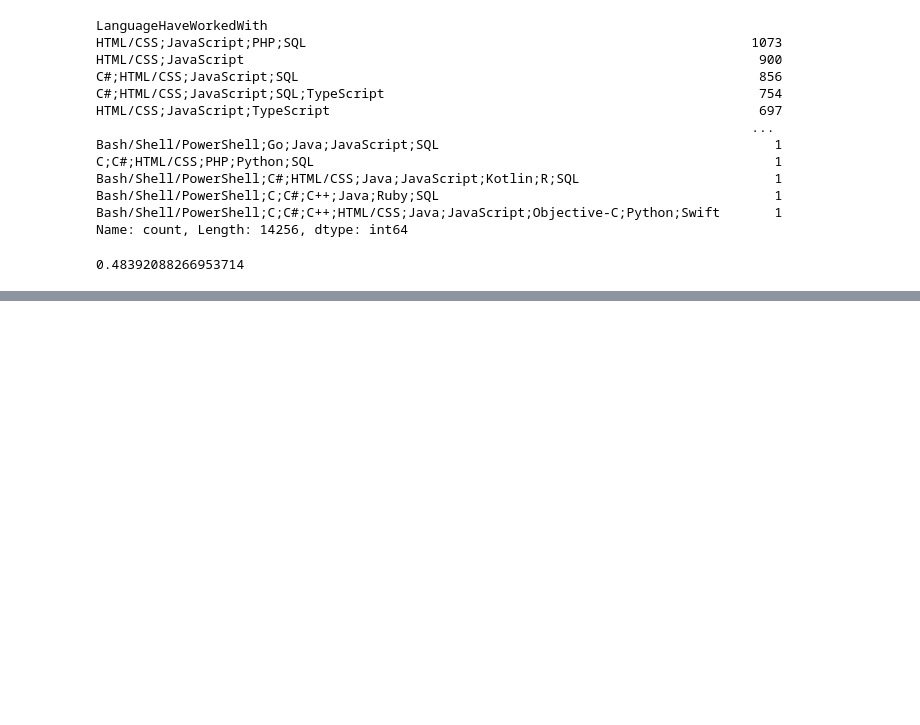
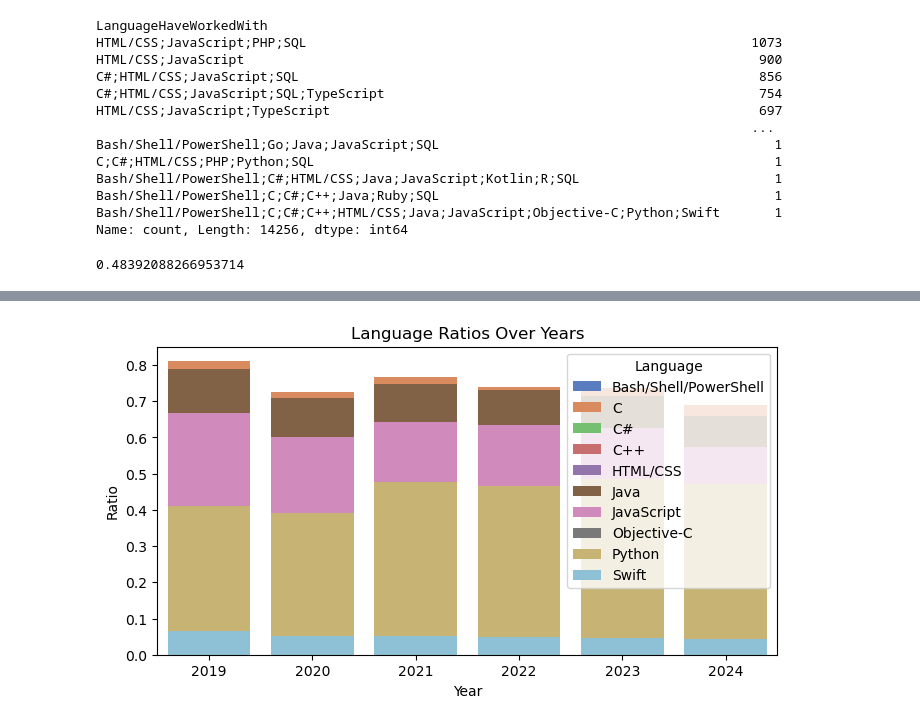
Before and after one commit to AlbertFlatscher/Stackoverflow_Survey_over_Time, a Jupyter notebook: Shifts_in_Programming_Preferences_from_2019_to_2024.ipynb, the cells around one changed output, grey strips where cells are left out. Cells and saved outputs as stored; diff of their text form; code cells hidden in the pictures; blank space fills up the shorter version.

```diff
--- a/Shifts_in_Programming_Preferences_from_2019_to_2024.ipynb
+++ b/Shifts_in_Programming_Preferences_from_2019_to_2024.ipynb
@@ -285,0 +352,22 @@ get_Language_ratio(year, language)
+# %%
+# set the figure size
+plt.figure(figsize=(8, 4))
+
+# Generate a color palette with a unique color per language
+palette = sns.color_palette("muted", len(languages))
+palette_dict = {language: palette[i] for i, language in enumerate(languages)}
+
+
+for language in languages:
+    sns.barplot(x=ratio_df.index, y=ratio_df[language], color=palette_dict[language], label=language)
+
+# Adding labels and title
+plt.xlabel('Year')
+plt.ylabel('Ratio')
+plt.title('Language Ratios Over Years')
+plt.legend(title='Language')
+
+# Show the plot
+plt.show()
+# %% [output]
+[figure, added]
```
Also changed, not shown: parts of 10 cells of this notebook.
